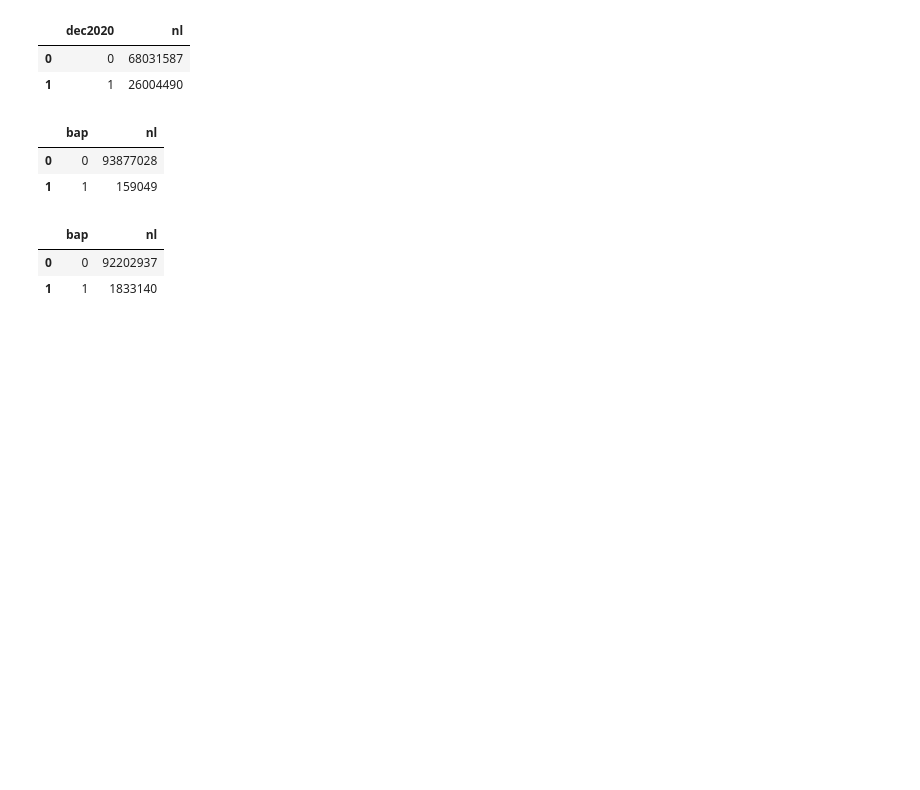
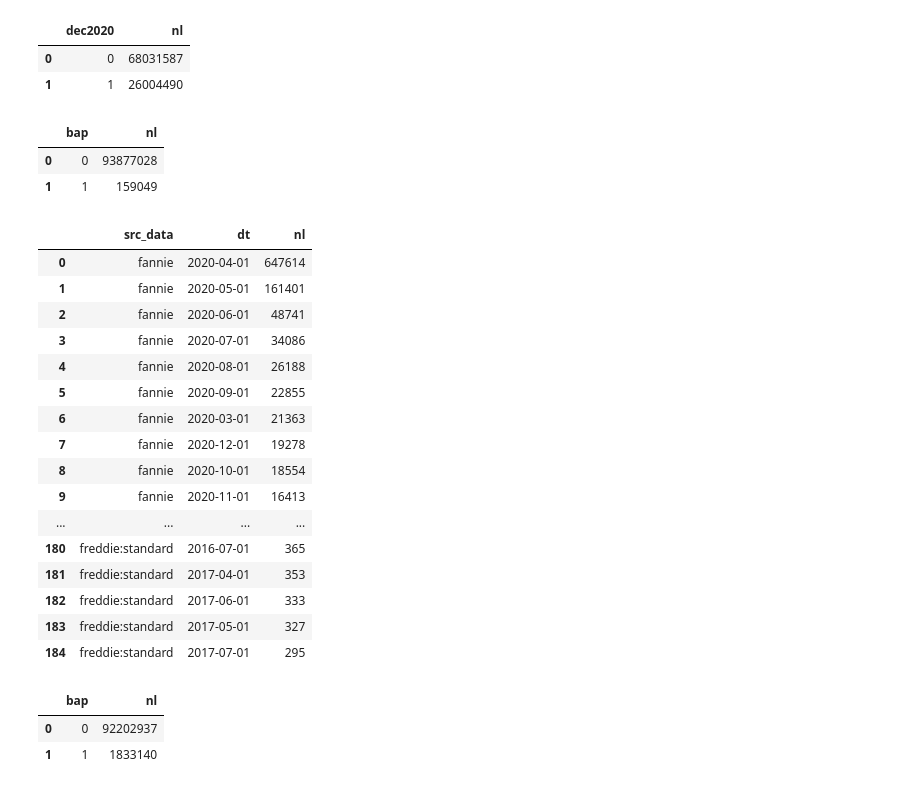
Before and after one commit to invertedv/mortgage_imports, a Jupyter notebook: checking.ipynb, the cells around one changed output. Saved outputs shown, nothing was run; the diff lists cells and outputs as text; code cells hidden in the pictures; blank space fills up the shorter version.

```diff
--- a/checking.ipynb
+++ b/checking.ipynb
@@ -433,6 +436,43 @@ df8c.head()
 |  | bap | nl |
 | 0 | 0 | 93877028 |
 | 1 | 1 | 159049 |
+# %%
+
+# loans with bap = F: first date distribution
+qry = \
+"""
+SELECT
+    src_data,
+    arrayElement(monthly.dt, indexOf(monthly.borr_asst_plan, 'F')) AS dt,
+    count(*) AS nl
+FROM
+    unified.frannie
+WHERE
+    has(monthly.borr_asst_plan, 'F')
+GROUP BY src_data, dt
+ORDER BY src_data, nl DESC
+"""
+
+df8d = chu.run_query(qry, client, return_df=True)
+df8d.head(n=1000)
+# %% [output]
+|  | src_data | dt | nl |
+| 0 | fannie | 2020-04-01 | 647614 |
+| 1 | fannie | 2020-05-01 | 161401 |
+| 2 | fannie | 2020-06-01 | 48741 |
+| 3 | fannie | 2020-07-01 | 34086 |
+| 4 | fannie | 2020-08-01 | 26188 |
+| 5 | fannie | 2020-09-01 | 22855 |
+| 6 | fannie | 2020-03-01 | 21363 |
+| 7 | fannie | 2020-12-01 | 19278 |
+| 8 | fannie | 2020-10-01 | 18554 |
+| 9 | fannie | 2020-11-01 | 16413 |
+| ... | ... | ... | ... |
+| 180 | freddie:standard | 2016-07-01 | 365 |
+| 181 | freddie:standard | 2017-04-01 | 353 |
+| 182 | freddie:standard | 2017-06-01 | 333 |
+| 183 | freddie:standard | 2017-05-01 | 327 |
+| 184 | freddie:standard | 2017-07-01 | 295 |
 # %%
 # loans with bap = F
 qry = \
```
Also changed, not shown: parts of 22 cells of this notebook, 2 other files.
